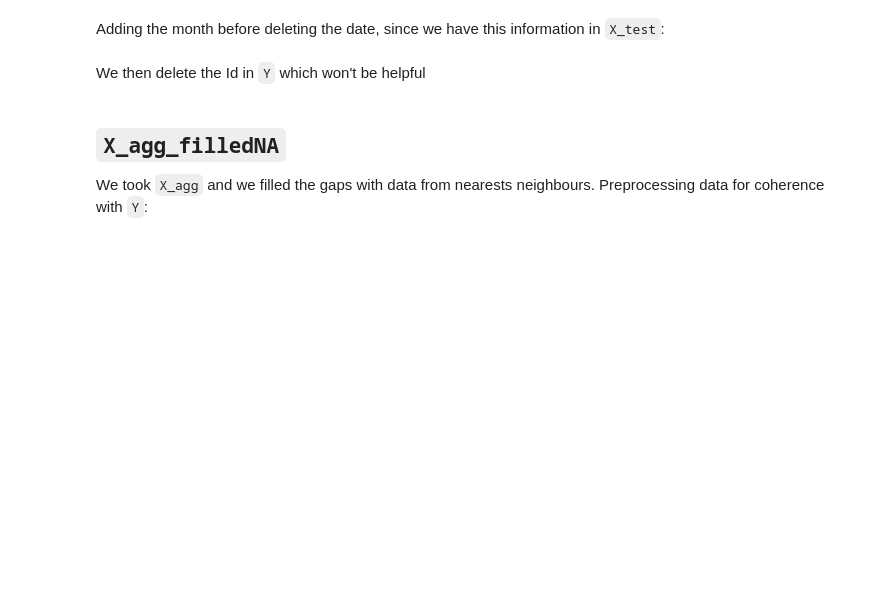
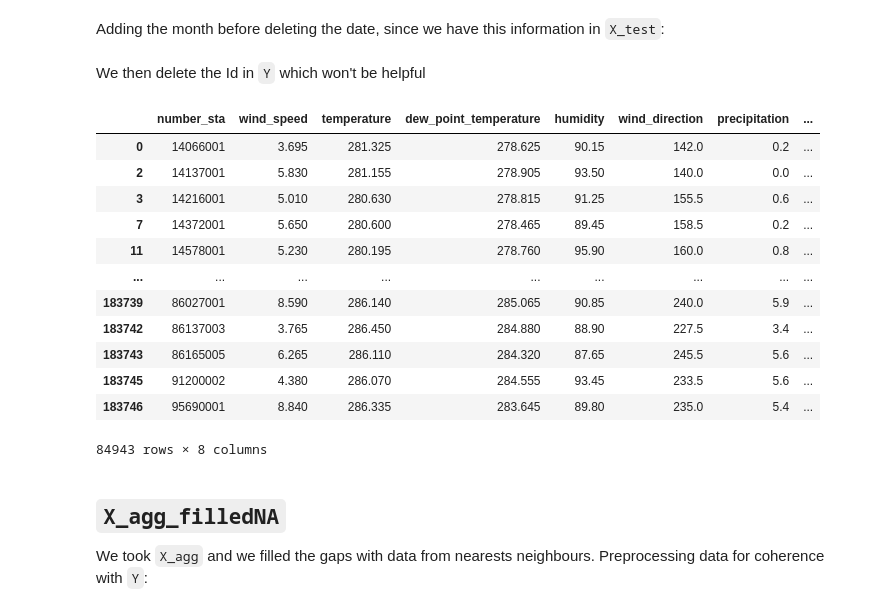
Before and after one commit to bgtyuh/defi-ia-2022, a Jupyter notebook: NN.ipynb, the cells around one changed output. Saved outputs shown, nothing was run; the diff lists cells and outputs as text; code cells hidden in the pictures; blank space fills up the shorter version.

```diff
--- a/NN.ipynb
+++ b/NN.ipynb
@@ -74,6 +74,22 @@ We then delete the Id in `Y` which won't be helpful
 # %%
 X_agg.drop(['day'], axis = 1, inplace = True)
 Y.drop(['date', 'Id'], axis = 1, inplace = True)
+# %%
+X_agg
+# %% [output]
+|  | number_sta | wind_speed | temperature | dew_point_temperature | humidity | wind_direction | precipitation | ... |
+| 0 | 14066001 | 3.695 | 281.325 | 278.625 | 90.15 | 142.0 | 0.2 | ... |
+| 2 | 14137001 | 5.830 | 281.155 | 278.905 | 93.50 | 140.0 | 0.0 | ... |
+| 3 | 14216001 | 5.010 | 280.630 | 278.815 | 91.25 | 155.5 | 0.6 | ... |
+| 7 | 14372001 | 5.650 | 280.600 | 278.465 | 89.45 | 158.5 | 0.2 | ... |
+| 11 | 14578001 | 5.230 | 280.195 | 278.760 | 95.90 | 160.0 | 0.8 | ... |
+| ... | ... | ... | ... | ... | ... | ... | ... | ... |
+| 183739 | 86027001 | 8.590 | 286.140 | 285.065 | 90.85 | 240.0 | 5.9 | ... |
+| 183742 | 86137003 | 3.765 | 286.450 | 284.880 | 88.90 | 227.5 | 3.4 | ... |
+| 183743 | 86165005 | 6.265 | 286.110 | 284.320 | 87.65 | 245.5 | 5.6 | ... |
+| 183745 | 91200002 | 4.380 | 286.070 | 284.555 | 93.45 | 233.5 | 5.6 | ... |
+| 183746 | 95690001 | 8.840 | 286.335 | 283.645 | 89.80 | 235.0 | 5.4 | ... |
+84943 rows × 8 columns
 # %% [markdown]
 ## `X_agg_filledNA`
 We took `X_agg` and we filled the gaps with data from nearests neighbours. Preprocessing data for coherence with `Y`:
```
Also changed, not shown: parts of 15 cells of this notebook.
